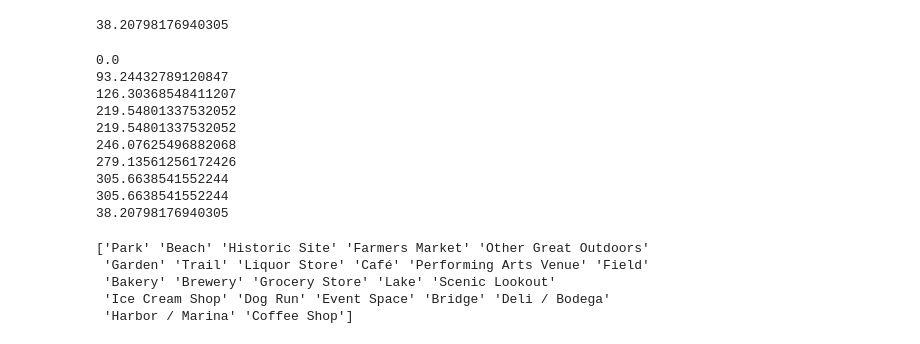
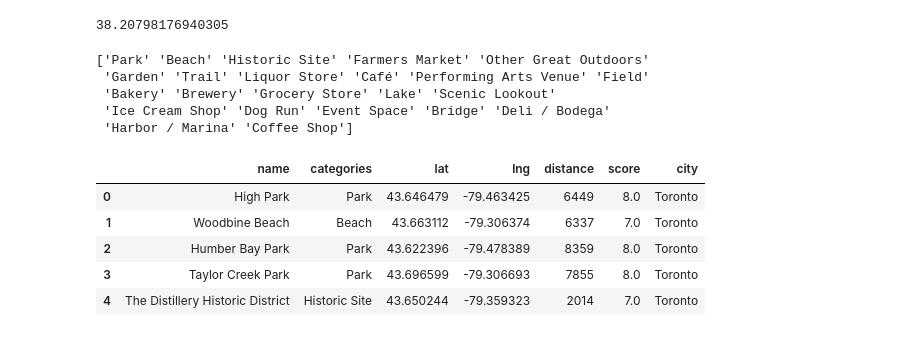
Before and after one commit to kharik828/Coursera_Capstone, a Jupyter notebook: The_Battle_of_Neighborhoods/Business_Problem.ipynb, the cells around one changed output. Saved outputs shown, nothing was run; the diff lists cells and outputs as text; code cells hidden in the pictures.

```diff
--- a/The_Battle_of_Neighborhoods/Business_Problem.ipynb
+++ b/The_Battle_of_Neighborhoods/Business_Problem.ipynb
@@ -395,30 +437,6 @@ mean_cluster_dist_to = dist/8
 print(mean_cluster_dist_to)
 # %% [output]
 38.20798176940305
-# %%
-distance_to=kmeans_to.cluster_centers_
-distance_to_list=distance_to.tolist()
-
-dist=0
-for i in range(0,3):
-    for j in range(0,3):
-        dist= dist+haversine(distance_to_list[i],distance_to_list[j])**2
-        print(dist)
-
-#print(dist)
-mean_cluster_dist_to = dist/8
-print(mean_cluster_dist_to)
-# %% [output]
-0.0
-93.24432789120847
-126.30368548411207
-219.54801337532052
-219.54801337532052
-246.07625496882068
-279.13561256172426
-305.6638541552244
-305.6638541552244
-38.20798176940305
 # %%
 print(dataframe_filtered_to['categories'].unique())
 
@@ -457,0 +477,9 @@ for i in necessities[:]:
+# %%
+dataframe_filtered_to[["name","categories","lat","lng","distance","score","city"]].head()
+# %% [output]
+|  | name | categories | lat | lng | distance | score | city |
+| 0 | High Park | Park | 43.646479 | -79.463425 | 6449 | 8.0 | Toronto |
+| 1 | Woodbine Beach | Beach | 43.663112 | -79.306374 | 6337 | 7.0 | Toronto |
+| 2 | Humber Bay Park | Park | 43.622396 | -79.478389 | 8359 | 8.0 | Toronto |
+| 3 | Taylor Creek Park | Park | 43.696599 | -79.306693 | 7855 | 8.0 | Toronto |
+| 4 | The Distillery Historic District | Historic Site | 43.650244 | -79.359323 | 2014 | 7.0 | Toronto |
```
Also changed, not shown: parts of 16 cells of this notebook.
